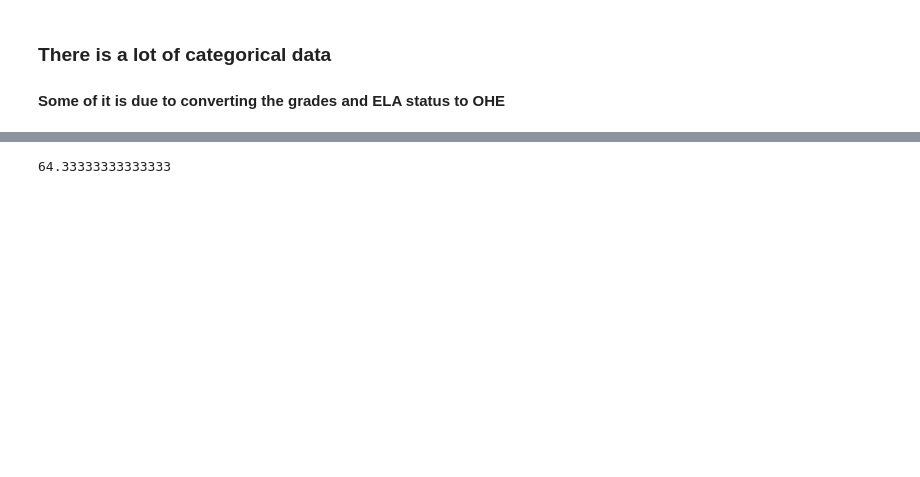
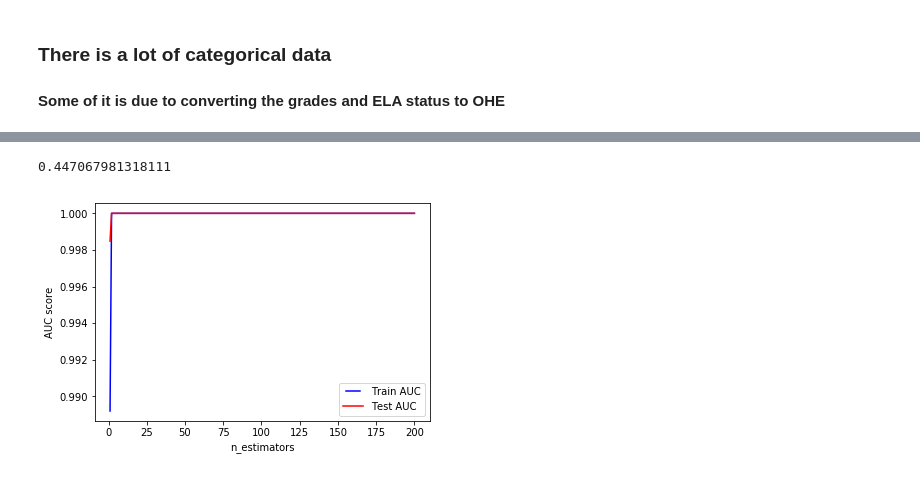
Before and after one commit to OckhamsRazor15/New-Thinkful-DS-Projects, a Jupyter notebook: Final Project/Final Project.ipynb, the cells around one changed output, grey strips where cells are left out. Cells and saved outputs as stored; diff of their text form; code cells hidden in the pictures; blank space fills up the shorter version.

```diff
--- a/Final Project/Final Project.ipynb
+++ b/Final Project/Final Project.ipynb
@@ -104,9 +104,16 @@ mainSet = data[["grade_level", "absentrate", "E1", "E2", 'E3'
 
 
 #X = mainSet.drop("E1", axis=1)
-X = mainSet[["E2", "E3", "absentrate", "CurEngGrade", "EO", "EL", "IFEP", "RFEP","Black or African American",
+X = mainSet[["grade_level","E1","E2", "E3", "absentrate", "CurEngGrade", "EO", "EL", "IFEP", "RFEP","Black or African American",
            "Cambodian", "Chinese", "Filipino", "Hispanic", "Multi", "Other Pac Islander", "White", "American Indian or Alaska Native",
              'Guamanian', 'Hmong','Vietnamese', 'Can', 'Laotian', 'Other Asian', 'Samoan']]
+
+#clean up
+X["E1"] = np.where(X["E1"] == ' ', 0, X["E1"]).astype("int")
+
+X["E2"] = np.where(X["E2"] == ' ', 0, X["E2"]).astype("int")
+
+X["E3"] = np.where(X["E3"] == ' ', 0, X["E3"]).astype("int")
 
 #squared
 for x1 in X:
@@ -134,8 +141,8 @@ for x3 in X:
 
 
 X["inDanger"] = np.where(mainSet["CurEngGrade"] >= 4, 1, 0).astype('int')
-y = data["E1"]
-#X = X.drop("E1", axis=1)
+y = X["inDanger"]
+X = X.drop("inDanger", axis=1)
 
 #X = (X - X.mean()) / (X.max() - X.min())
 
@@ -167,7 +188,7 @@ X["E3"] = np.where(X["E3"] == ' ', 0, X["E3"]).astype("int")
 from sklearn.model_selection import train_test_split
 
 
-X_train, X_test, y_train, y_test = train_test_split(X, y, test_size=0.35)
+X_train, X_test, y_train, y_test = train_test_split(X, y, test_size=0.25)
 # %%
 X.shape
 # %% [output]
@@ -341,7 +355,7 @@ from sklearn.linear_model import LogisticRegression
 from sklearn import ensemble
 
 #lr = ensemble.GradientBoostingClassifier(subsample=.2, n_estimators=300, max_features=2)
-lr = LogisticRegression()
+lr = LogisticRegression(n_jobs = -1, C=.4 )
 # Fit the model.
 lr.fit(X_train, y_train)
 
@@ -385,4 +406,31 @@ print(metrics.classification_report(y_test,pred_y))
-# %%
-193 / 3
-# %% [output]
-64.33333333333333
+# %%
+from sklearn.metrics import roc_curve, auc
+false_positive_rate, true_positive_rate, thresholds = roc_curve(y_test, pred_rfc)
+roc_auc = auc(false_positive_rate, true_positive_rate)
+roc_auc
+# %% [output]
+0.447067981318111
+# %%
+n_estimators = [1, 2, 4, 8, 16, 32, 64, 100, 200]
+train_results = []
+test_results = []
+for estimator in n_estimators:
+   rf = ensemble.RandomForestClassifier(n_estimators=estimator, n_jobs=-1)
+   rf.fit(X_train, y_train)
+   train_pred = rf.predict(X_train)
+   false_positive_rate, true_positive_rate, thresholds = roc_curve(y_train, train_pred)
+   roc_auc = auc(false_positive_rate, true_positive_rate)
+   train_results.append(roc_auc)
+   y_pred = rf.predict(X_test)
+   false_positive_rate, true_positive_rate, thresholds = roc_curve(y_test, y_pred)
+   roc_auc = auc(false_positive_rate, true_positive_rate)
+   test_results.append(roc_auc)
+from matplotlib.legend_handler import HandlerLine2D
+line1, = plt.plot(n_estimators, train_results, 'b', label="Train AUC")
+line2, = plt.plot(n_estimators, test_results, 'r', label='Test AUC')
+plt.legend(handler_map={line1: HandlerLine2D(numpoints=2)})
+plt.ylabel('AUC score')
+plt.xlabel('n_estimators')
+plt.show()
+# %% [output]
+[figure, added]
```
Also changed, not shown: parts of 16 cells of this notebook.
